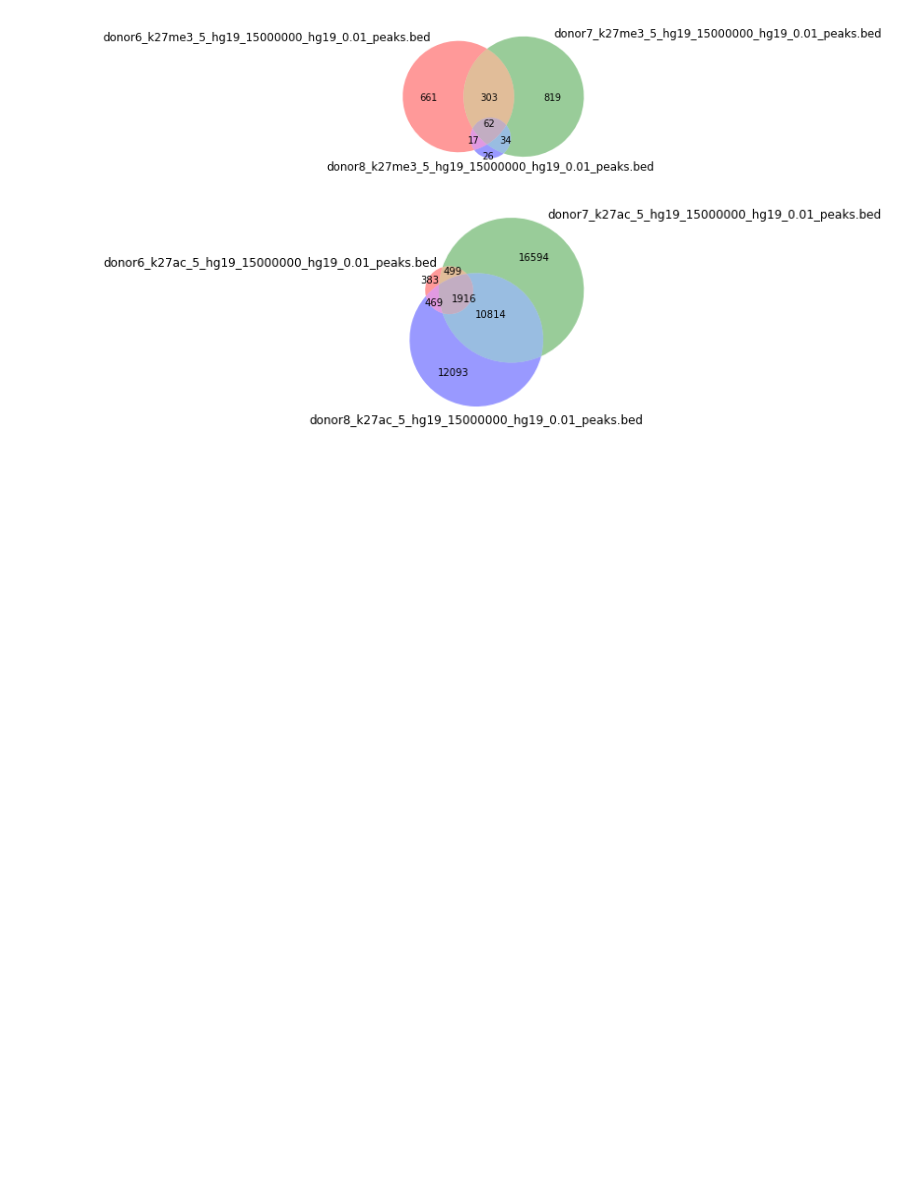
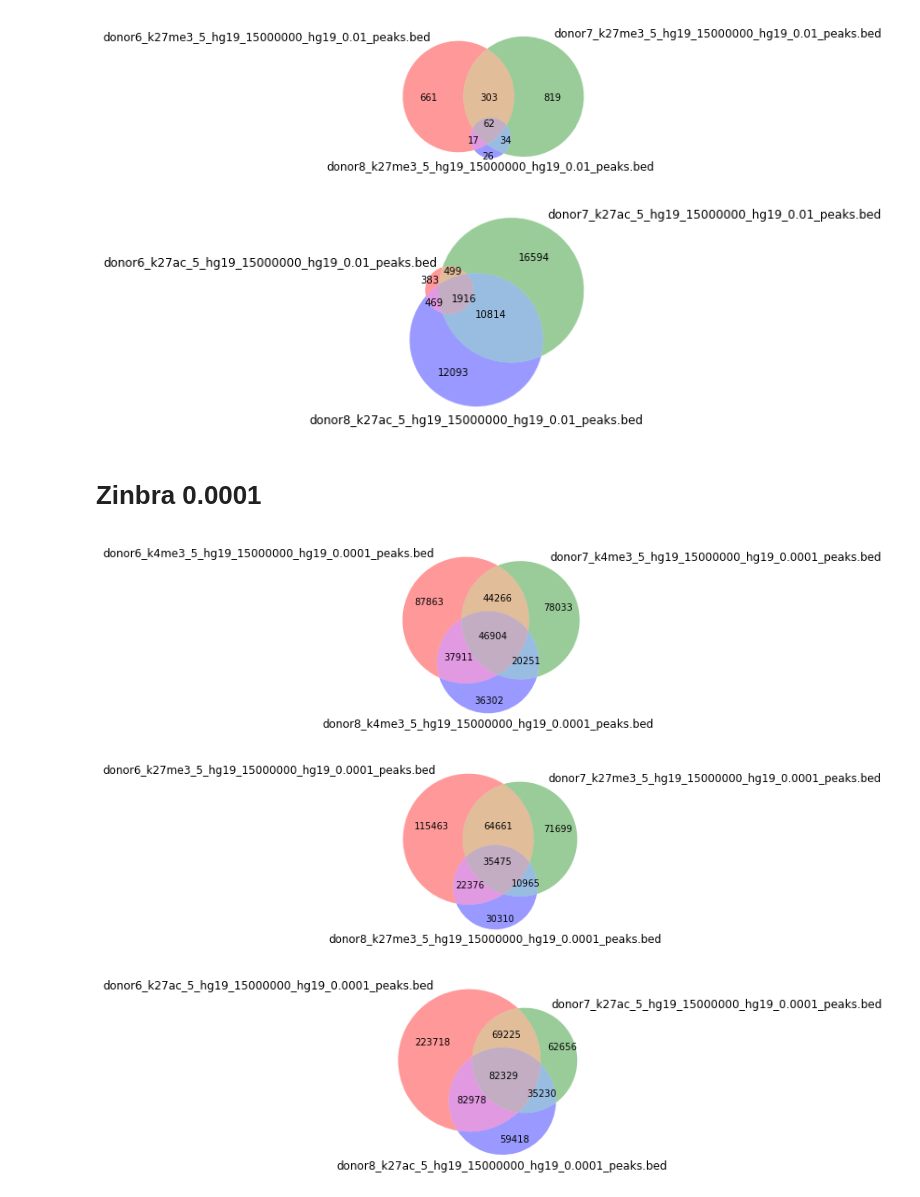
Before and after one commit to JetBrains-Research/washu, a Jupyter notebook: peaks.ipynb, the cells around one changed output. Drawn from its saved outputs; the diff is of its cells as text; code cells hidden in the pictures; blank space fills up the shorter version.

Commit message:
Zinbra 0.0001 added

```diff
--- a/peaks.ipynb
+++ b/peaks.ipynb
@@ -51,3 +51,13 @@ processvenn('/mnt/washu/artyomov_lab_aging/run_6_run_7_trim_bams_subsampled_macs
 [figure]
 [figure]
 [figure]
+# %% [markdown]
+# Zinbra 0.0001
+# %%
+processvenn('/mnt/washu/artyomov_lab_aging/run_6_run_7_trim_bams_subsampled_zinbra_0.0001/k4me3.csv')
+processvenn('/mnt/washu/artyomov_lab_aging/run_6_run_7_trim_bams_subsampled_zinbra_0.0001/k27me3.csv')
+processvenn('/mnt/washu/artyomov_lab_aging/run_6_run_7_trim_bams_subsampled_zinbra_0.0001/k27ac.csv')
+# %% [output]
+[figure, added]
+[figure, added]
+[figure, added]
```
Also changed, not shown: 1 other file.
